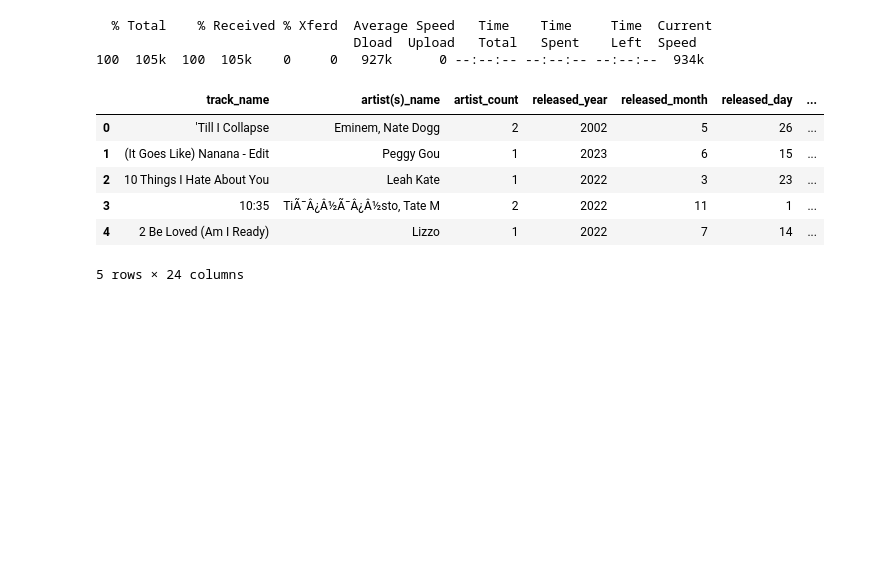
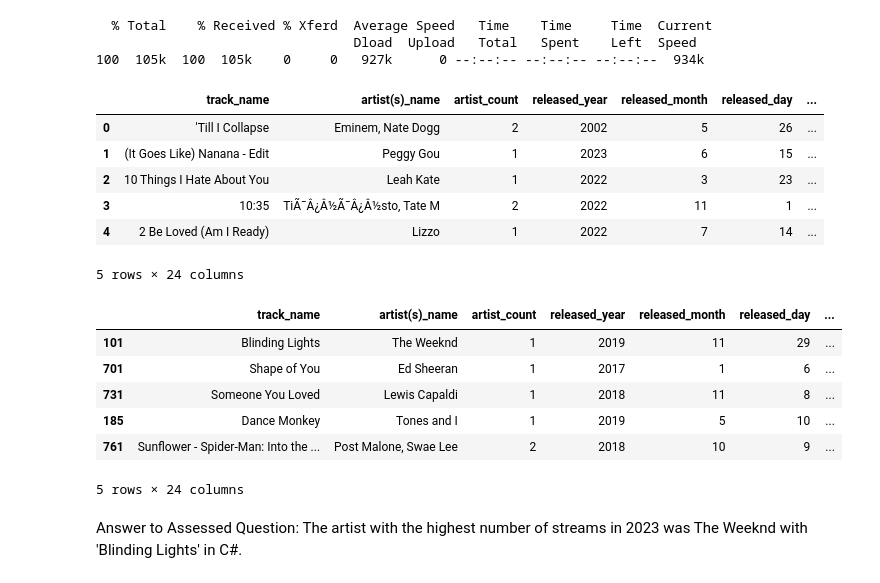
Before and after one commit to SButlerUCL/QM2, a Jupyter notebook: notebooks/W01. Python Recap.ipynb, the cells around one changed output. Drawn from its saved outputs; the diff is of its cells as text; code cells hidden in the pictures; blank space fills up the shorter version.

```diff
--- a/notebooks/W01. Python Recap.ipynb
+++ b/notebooks/W01. Python Recap.ipynb
@@ -270,3 +270,15 @@ data.head()
 | 3 | 10:35 | TiÃ¯Â¿Â½Ã¯Â¿Â½sto, Tate M | 2 | 2022 | 11 | 1 | ... |
 | 4 | 2 Be Loved (Am I Ready) | Lizzo | 1 | 2022 | 7 | 14 | ... |
 5 rows × 24 columns
+# %%
+data.sort_values(by='bpm', ascending=False).head()
+# %% [output]
+|  | track_name | artist(s)_name | artist_count | released_year | released_month | released_day | ... |
+| 101 | Blinding Lights | The Weeknd | 1 | 2019 | 11 | 29 | ... |
+| 701 | Shape of You | Ed Sheeran | 1 | 2017 | 1 | 6 | ... |
+| 731 | Someone You Loved | Lewis Capaldi | 1 | 2018 | 11 | 8 | ... |
+| 185 | Dance Monkey | Tones and I | 1 | 2019 | 5 | 10 | ... |
+| 761 | Sunflower - Spider-Man: Into the ... | Post Malone, Swae Lee | 2 | 2018 | 10 | 9 | ... |
+5 rows × 24 columns
+# %% [markdown]
+Answer to Assessed Question: The artist with the highest number of streams in 2023 was The Weeknd with 'Blinding Lights' in C#.
```
